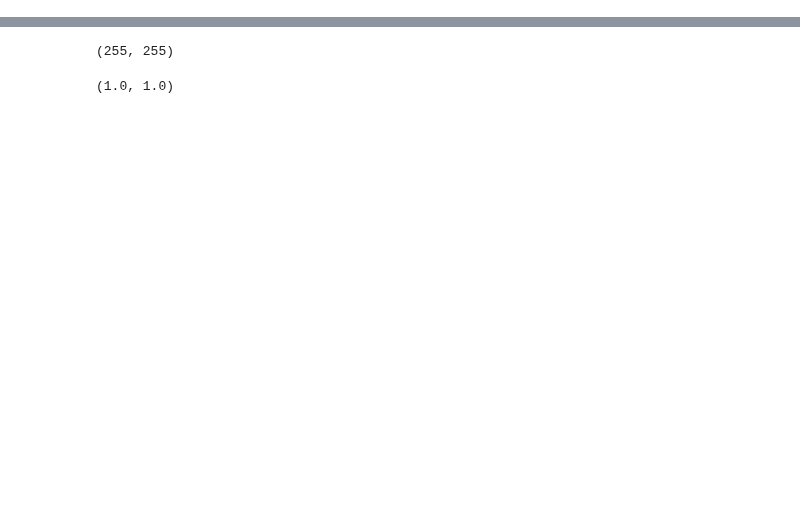
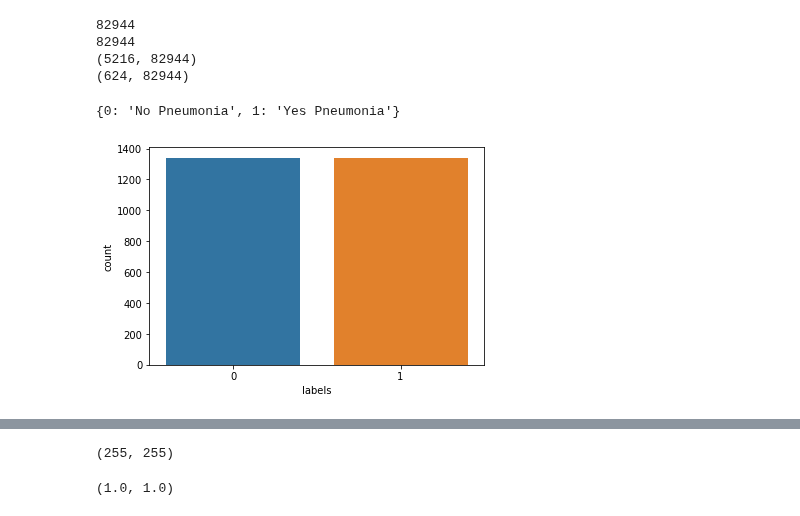
Before and after one commit to borodark/ie7860, a Jupyter notebook: Autoencoder.ipynb, the cells around one changed output, grey strips where cells are left out. Cells and saved outputs as stored; diff of their text form; code cells hidden in the pictures; blank space fills up the shorter version.

```diff
--- a/Autoencoder.ipynb
+++ b/Autoencoder.ipynb
@@ -89 +56,21 @@ print(y_test.shape)
 (624,)
+# %%
+# Deal with imbalanced class sizes below
+# Make Data 1D for compatability upsampling methods
+from imblearn.under_sampling import RandomUnderSampler
+import pandas as pd
+X_trainShape = X_train.shape[1]*X_train.shape[2]*X_train.shape[3]
+X_testShape = X_test.shape[1]*X_test.shape[2]*X_test.shape[3]
+print(X_trainShape)
+print(X_testShape)
+X_trainFlat = X_train.reshape(X_train.shape[0], X_trainShape)
+X_testFlat = X_test.reshape(X_test.shape[0], X_testShape)
+Y_train = y_train
+Y_test = y_test
+print(X_trainFlat.shape)
+print(X_testFlat.shape)
+# %% [output]
+82944
+82944
+(5216, 82944)
+(624, 82944)
@@ -89,0 +93,17 @@ print(y_test.shape)
+# %%
+# Plot Label Distribution
+dfRos = pd.DataFrame()
+dfRos["labels"]=Y_trainRos
+labRos = dfRos['labels']
+df = pd.DataFrame()
+df["labels"]=y_train
+lab = df['labels']
+dist = lab.value_counts()
+distRos = lab.value_counts()
+# Plot Label Distribution
+import seaborn
+seaborn.countplot(labRos)
+print({0: 'No Pneumonia', 1: 'Yes Pneumonia'})
+# %% [output]
+{0: 'No Pneumonia', 1: 'Yes Pneumonia'}
+[figure, added]
```
Also changed, not shown: parts of 44 cells of this notebook, 1 other file.
